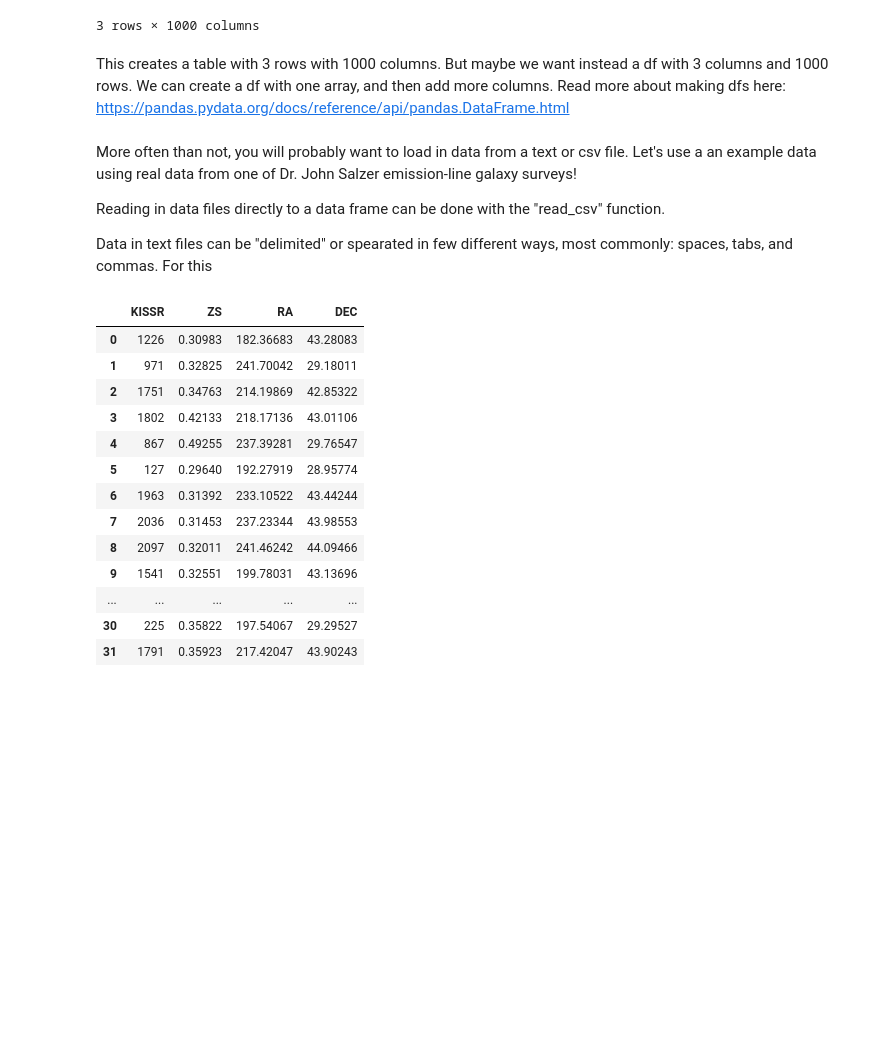
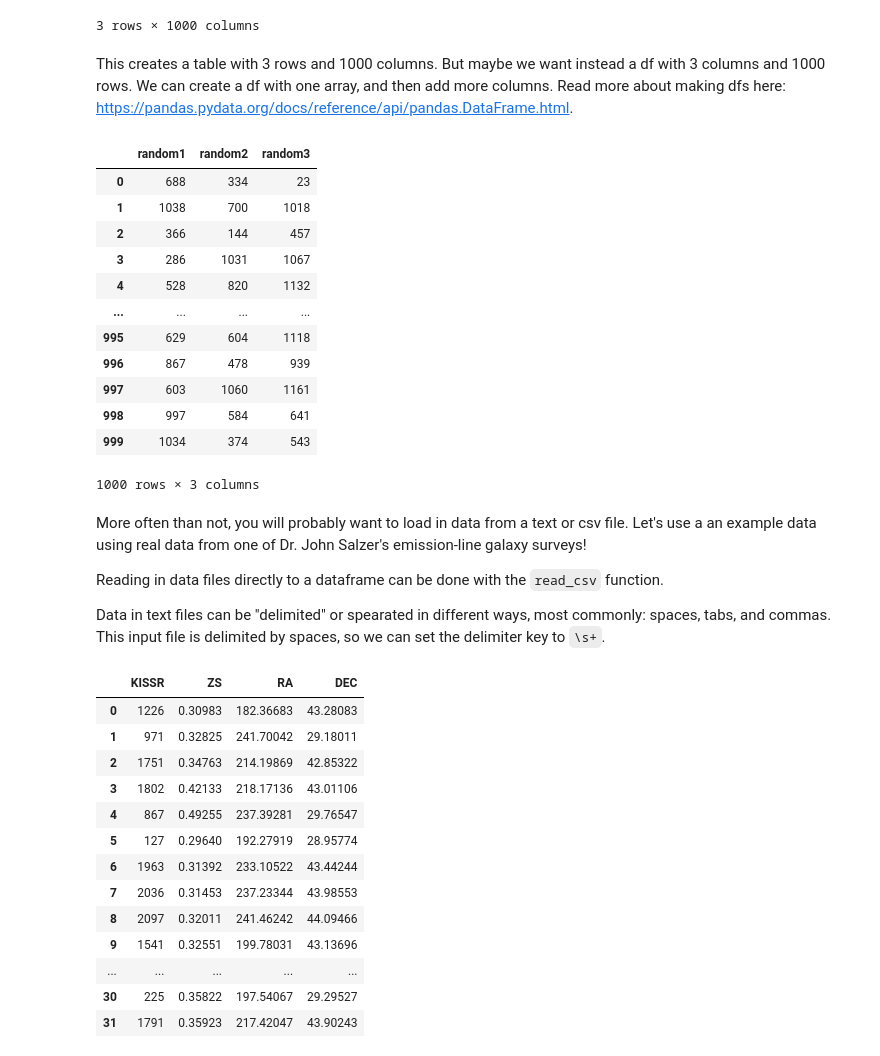
Before and after one commit to rlr61083/pyiu, a Jupyter notebook: special-workshops/palma-2026/pandas_workshop_palma.ipynb, the cells around one changed output. Cells and saved outputs as stored; diff of their text form; code cells hidden in the pictures; blank space fills up the shorter version.

```diff
--- a/special-workshops/palma-2026/pandas_workshop_palma.ipynb
+++ b/special-workshops/palma-2026/pandas_workshop_palma.ipynb
@@ -20,11 +20,11 @@ There are a couple of ways to make a data frame (df). First, we can add data fro
 # %%
 import numpy as np
 np.random.seed(1240)
-arr1 = np.random.randint(1,high= 1200, size = 1000)
+arr1 = np.random.randint(low=1, high=1200, size=1000)
 
 np.random.seed(87)
-arr2 = np.random.randint(1,high= 1200, size = 1000)
+arr2 = np.random.randint(low=1, high=1200, size=1000)
 
 np.random.seed(2965)
-arr3 = np.random.randint(1,high= 1200, size = 1000)
+arr3 = np.random.randint(low=1, high=1200, size=1000)
 # %%
@@ -38,6 +38,22 @@ random_df
 | 2 | 23 | 1018 | 457 | 1067 | 1132 | 307 | 303 | 2 | 220 | 1048 | ... | ... |
 3 rows × 1000 columns
 # %% [markdown]
-This creates a table with 3 rows with 1000 columns. But maybe we want instead a df with 3 columns and 1000 rows. We can create a df with one array, and then add more columns. Read more about making dfs here: https://pandas.pydata.org/docs/reference/api/pandas.DataFrame.html
+This creates a table with 3 rows and 1000 columns. But maybe we want instead a df with 3 columns and 1000 rows. We can create a df with one array, and then add more columns. Read more about making dfs here: https://pandas.pydata.org/docs/reference/api/pandas.DataFrame.html.
 # %%
 new_shape_df = pd.DataFrame(arr1, columns = ['random1'])
+new_shape_df['random2'], new_shape_df['random3'] = arr2, arr3
+new_shape_df
+# %% [output]
+|  | random1 | random2 | random3 |
+| 0 | 688 | 334 | 23 |
+| 1 | 1038 | 700 | 1018 |
+| 2 | 366 | 144 | 457 |
+| 3 | 286 | 1031 | 1067 |
+| 4 | 528 | 820 | 1132 |
+| ... | ... | ... | ... |
+| 995 | 629 | 604 | 1118 |
+| 996 | 867 | 478 | 939 |
+| 997 | 603 | 1060 | 1161 |
+| 998 | 997 | 584 | 641 |
+| 999 | 1034 | 374 | 543 |
+1000 rows × 3 columns
@@ -46,7 +60,7 @@ new_shape_df['random2'],new_shape_df['random3'] = arr2,arr3
 # %% [markdown]
-More often than not, you will probably want to load in data from a text or csv file. Let's use a an example data using real data from one of Dr. John Salzer emission-line galaxy surveys!
+More often than not, you will probably want to load in data from a text or csv file. Let's use a an example data using real data from one of Dr. John Salzer's emission-line galaxy surveys!
 
-Reading in data files directly to a data frame can be done with the "read_csv" function.
+Reading in data files directly to a dataframe can be done with the `read_csv` function.
 
-Data in text files can be "delimited" or spearated in few different ways, most commonly: spaces, tabs, and commas. For this
+Data in text files can be "delimited" or spearated in different ways, most commonly: spaces, tabs, and commas. This input file is delimited by spaces, so we can set the delimiter key to `\s+`.
 # %%
```
Also changed, not shown: parts of 17 cells of this notebook, 1 other file.
